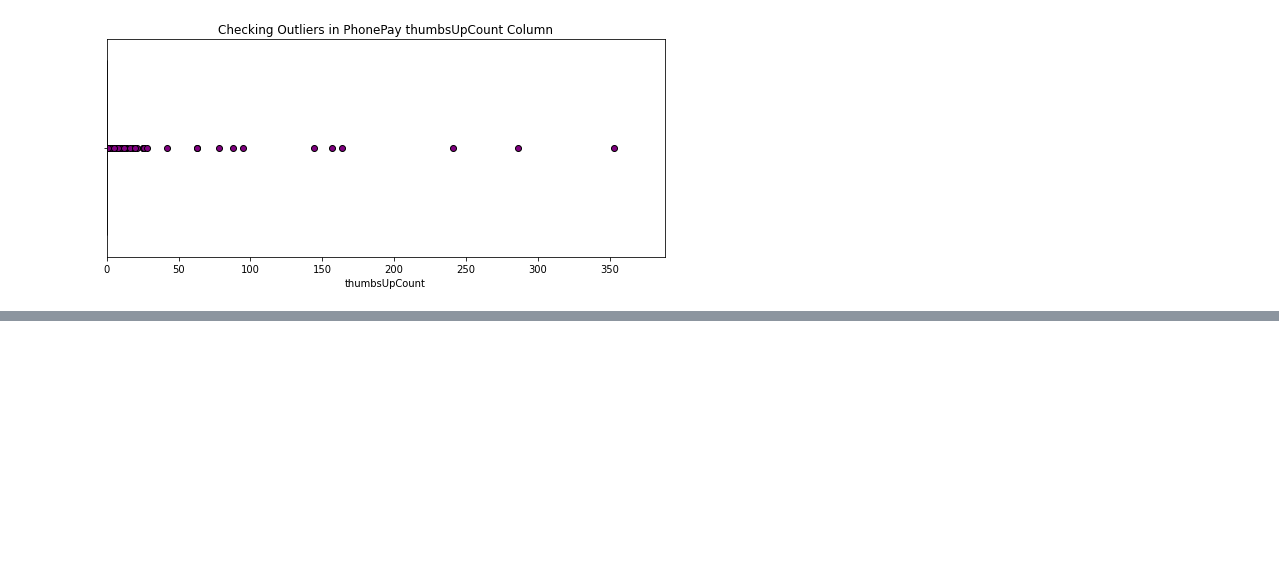
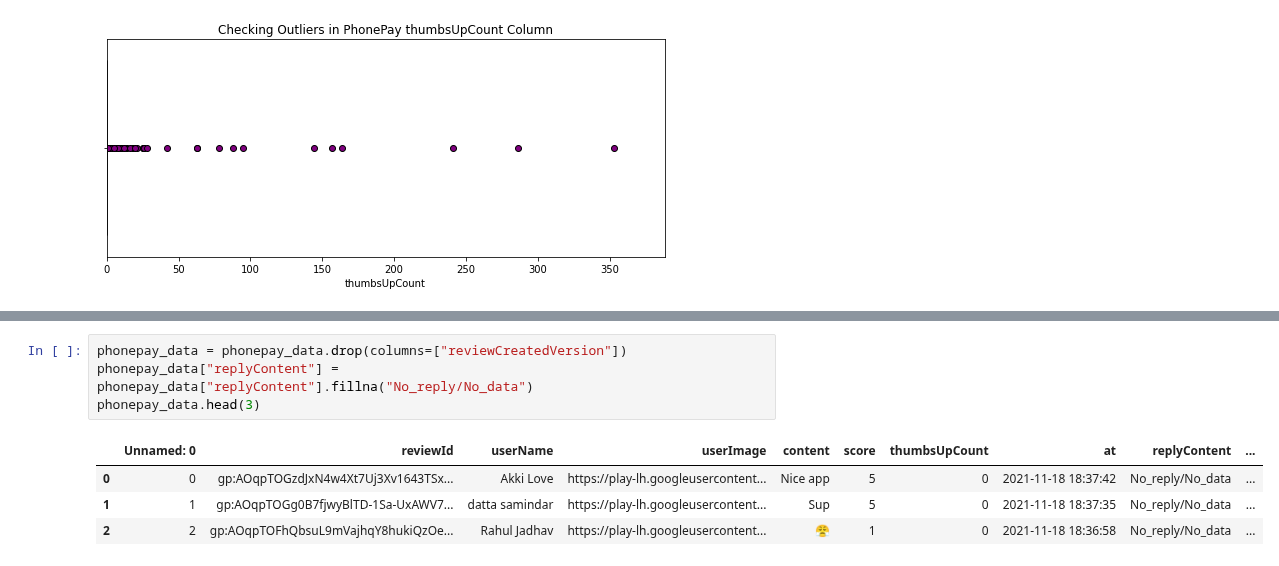
Before and after one commit to everydaycodings/Data-Science-End-To-End-Notebook-Project, a Jupyter notebook: UPI_Payment_Apps_review.ipynb, the cells around one changed output, grey strips where cells are left out. Saved outputs shown, nothing was run; the diff lists cells and outputs as text; blank space fills up the shorter version.

Commit message:
handling categorical data UPI_Payment_Apps_review.ipynb

```diff
--- a/UPI_Payment_Apps_review.ipynb
+++ b/UPI_Payment_Apps_review.ipynb
@@ -104,0 +155,9 @@ google_data
+# %%
+phonepay_data = phonepay_data.drop(columns=["reviewCreatedVersion"])
+phonepay_data["replyContent"] = phonepay_data["replyContent"].fillna("No_reply/No_data")
+phonepay_data.head(3)
+# %% [output]
+|  | Unnamed: 0 | reviewId | userName | userImage | content | score | thumbsUpCount | at | replyContent | ... |
+| 0 | 0 | gp:AOqpTOGzdJxN4w4Xt7Uj3Xv1643TSx... | Akki Love | https://play-lh.googleusercontent... | Nice app | 5 | 0 | 2021-11-18 18:37:42 | No_reply/No_data | ... |
+| 1 | 1 | gp:AOqpTOGg0B7fjwyBlTD-1Sa-UxAWV7... | datta samindar | https://play-lh.googleusercontent... | Sup | 5 | 0 | 2021-11-18 18:37:35 | No_reply/No_data | ... |
+| 2 | 2 | gp:AOqpTOFhQbsuL9mVajhqY8hukiQzOe... | Rahul Jadhav | https://play-lh.googleusercontent... | 😤 | 1 | 0 | 2021-11-18 18:36:58 | No_reply/No_data | ... |
```
Also changed, not shown: parts of 6 cells of this notebook.
